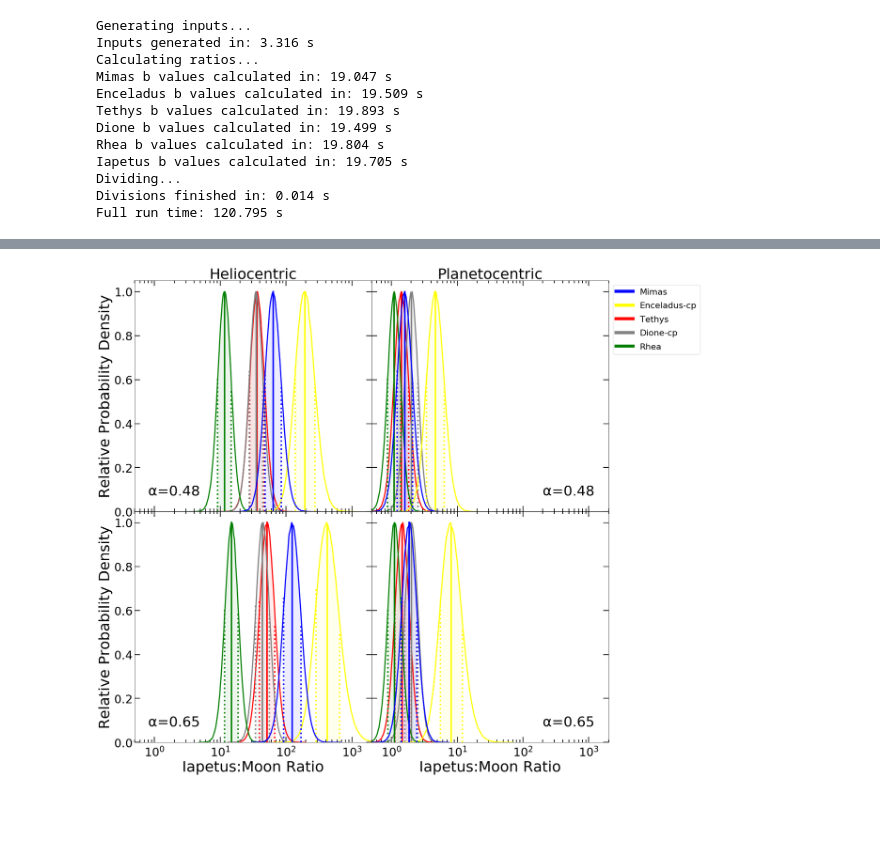
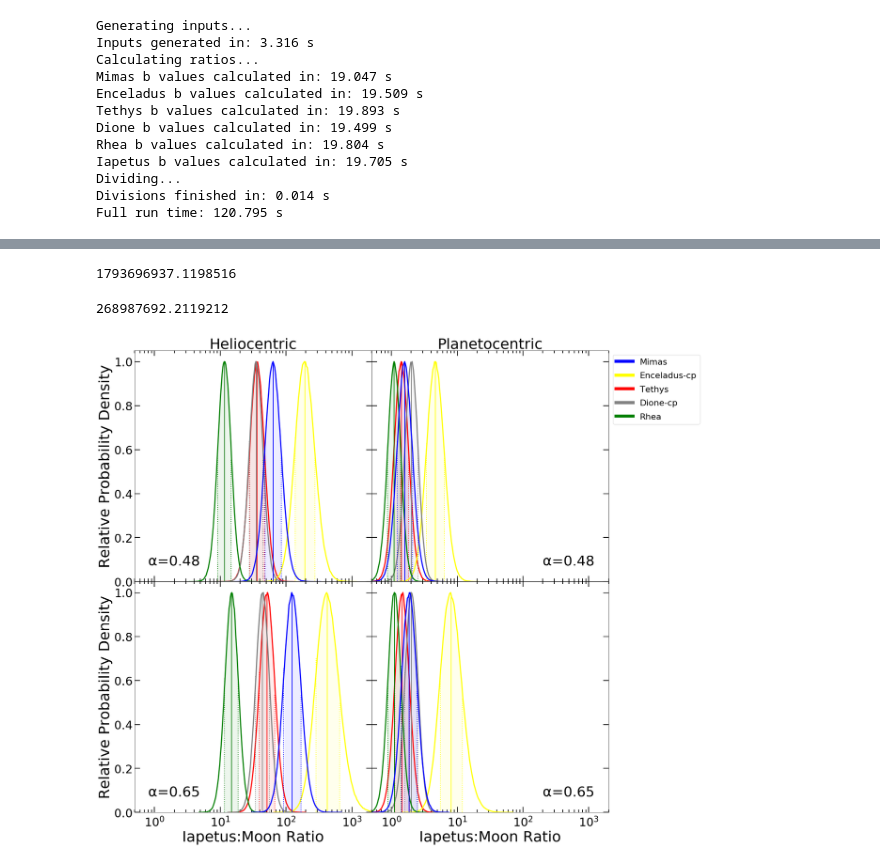
Before and after one commit to samwbell/saturn_counts, a Jupyter notebook: saturn_counts_clean.ipynb, the cells around one changed output, grey strips where cells are left out. Drawn from its saved outputs; the diff is of its cells as text; code cells hidden in the pictures; blank space fills up the shorter version.

```diff
--- a/saturn_counts_clean.ipynb
+++ b/saturn_counts_clean.ipynb
@@ -458,11 +719,12 @@ for i in list(range(6)):
         plt.rcParams['lines.linewidth'] = 4
         ax = binned_dict['Tethys'].plot(y='density_sf',x='D_sf',logx=True, logy=True, kind='scatter', legend=True, ax=ax)
         for key in cp_keys:
-            binned_dict[key].plot(y='density_sf',x='D_sf', yerr=(binned_dict[key][['lower_sf','upper_sf']].values.transpose()),
+            binned_dict[key].plot(y='density_sf',x='D_sf', \
+                              yerr=np.array([binned_dict[key][['lower_sf','upper_sf']].values.transpose()]),
                               logx=True, logy=True, kind='scatter',
                               ax=ax, color=color_dict[key], legend=True, s=200)
-        titan_data.plot(y='density', x='D', yerr=(titan_data[['lower','upper']].values.transpose()), color='black', \
-                        logx=True, logy=True, kind='scatter', ax=ax, s=200)
+        titan_data.plot(y='density', x='D', yerr=np.array([titan_data[['lower','upper']].values.transpose()]), \
+                        color='black', logx=True, logy=True, kind='scatter', ax=ax, s=200)
         plt.xticks(size=30)
         if i%3==0:
             plt.yticks(size=30)
@@ -470,7 +732,7 @@ for i in list(range(6)):
         else:
             ax.get_yaxis().set_ticklabels([])
             plt.ylabel('',size=1)
-        plt.xlabel('Crater Diameter (km)',size=38)
+        plt.xlabel('Scaled Crater Diameter (km)',size=38)
         plt.title(title_list[i],size=38)
         plt.xlim([4,900])
         plt.ylim([5*10.0**-9,2*10.0**-3])
@@ -787,3 +1060,8 @@ pkl.dump( ir_p65_dict, open('ir_p65_dict.pkl', 'wb'))
+# %%
+ir_h48_dict = pkl.load(open('ir_h48_dict.pkl', 'rb'))
+ir_h65_dict = pkl.load(open('ir_h65_dict.pkl', 'rb'))
+ir_p48_dict = pkl.load(open('ir_p48_dict.pkl', 'rb'))
+ir_p65_dict = pkl.load(open('ir_p65_dict.pkl', 'rb'))
 # %%
 def plot_mean_m_lines(bs_dict,binned_dict,key,ax = 'None',do_legend = True):
     bs = bs_dict[key]
@@ -873,5 +1128,0 @@ plot_age_fraction_mean_m(bs_h48_dict,'Mimas')
-# %%
-ir_dict = ir_p65_dict
-key='Rhea'
-ir_dist = ir_dict[key]
-print(tuple(np.percentile(ir_dist,[100-84.1345,50,84.1345])))
@@ -880,12 +1129,12 @@ print(tuple(np.percentile(ir_dist,[100-84.1345,50,84.1345])))
 # %%
-def plot_iapetus_fraction(ir_dict,key,ax='None',do_print=True):
+def plot_iapetus_fraction(ir_dict,key,ax='None',do_print=True,n_bins=100):
     ir_dist = ir_dict[key]
     if do_print:
         print(tuple(np.percentile(ir_dist,[100-84.1345,50,84.1345])))
     if ax=='None':
         fig = plt.figure(figsize=(10,10))
         ax = fig.add_subplot(111)
-    Y,bin_edges=np.histogram(np.log10(ir_dist),100, density=True)
+    Y,bin_edges=np.histogram(np.log10(ir_dist),n_bins, density=True)
     bin_edges = 10**np.array(bin_edges)
     Y = np.array(Y)/max(Y)
     X =[np.mean([bin_edges[i], bin_edges[i+1]]) for i in list(range(len(bin_edges)-1))]
@@ -938,3 +1177,11 @@ plot_iapetus_fraction(ir_h65_dict,'Rhea')
+# %%
+get_age_from_fraction(1-1/9.1265878712486739)
+# %% [output]
+1793696937.1198516
+# %%
+get_age_from_fraction(1-1/47.822375565159362)
+# %% [output]
+268987692.2119212
 # %%
 plt.rcParams['errorbar.capsize'] = 12
 title_list = ['Heliocentric','Planetocentric','','','','']
@@ -945,7 +1192,7 @@ for i in list(range(6)):
         ax = fig.add_subplot(231 + i)
         ir_dict = ir_dict_list[i]
         plt.rcParams['errorbar.capsize'] = 12
-        plt.rcParams['lines.linewidth'] = 4
+        #plt.rcParams['lines.linewidth'] = 4
         #ax = plot_iapetus_fraction(ir_dict,'Rhea')
         for key in set(cp_keys)-{'Iapetus-bright'}:
             plot_iapetus_fraction(ir_dict,key,ax=ax,do_print=False)
@@ -968,34 +1215,34 @@ for i in list(range(6)):
         else:
             plt.text(x_pos,0.075,'α=0.65',fontsize=36)
     elif i==2:
         ax = fig.add_subplot(231 + i)
         custom_lines = [Line2D([0], [0], color=color_dict[key], lw=8) for key in cp_keys[:-1]]
         ax.legend(custom_lines, cp_keys[:-1],labelspacing=0.7, fontsize=22, loc=2)
         ax.get_yaxis().set_visible(False)
         ax.get_yaxis().set_ticklabels([])
         ax.get_xaxis().set_visible(False)
         ax.get_xaxis().set_ticklabels([])
         ax.spines['right'].set_visible(False)
         ax.spines['bottom'].set_visible(False)
         ax.spines['top'].set_visible(False)
 
     ax.get_xaxis().set_tick_params(direction='in', which='both')
     ax.get_yaxis().set_tick_params(direction='in', which='both')
     ax.get_xaxis().set_tick_params(length=14, width=2)
     ax.get_xaxis().set_tick_params(length=7, width=2, which='minor')
     ax.get_yaxis().set_tick_params(length=14, width=2)
     ax.get_yaxis().set_tick_params(length=7, width=2, which='minor')
     ax.get_xaxis().set_ticks_position('both')
     ax.get_yaxis().set_ticks_position('both')
     ax.get_xaxis().set_tick_params(pad=10, which='both')
     ax.get_yaxis().set_tick_params(pad=5, which='both')
 
 fig.subplots_adjust(wspace=0,hspace=0)
 
 fig=plt.gcf()
 fig.savefig('IapetusRatioPanel.pdf', bbox_inches='tight')
 # %% [output]
-[figure, old version]
+[figure, new version]
 # %%
 def plot_age_fraction(binned_dict,key,n,ax='None'):
     moon_lines = get_lines(binned_dict,key,n)
```
Also changed, not shown: parts of 66 cells of this notebook.
